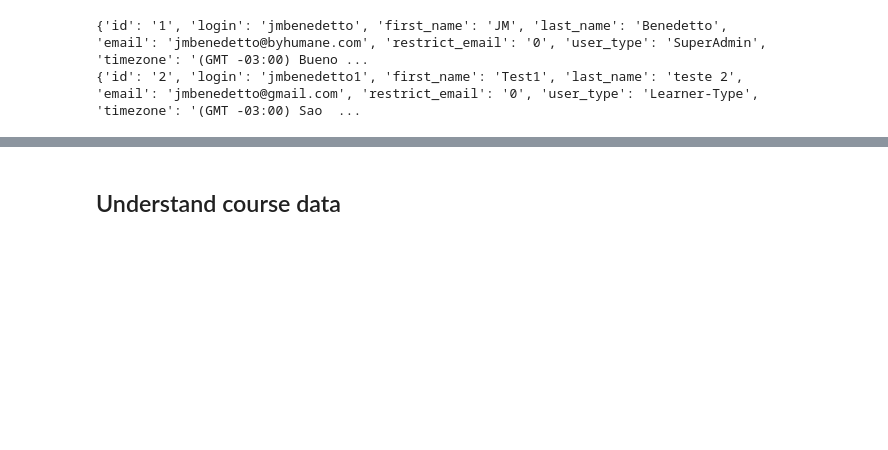
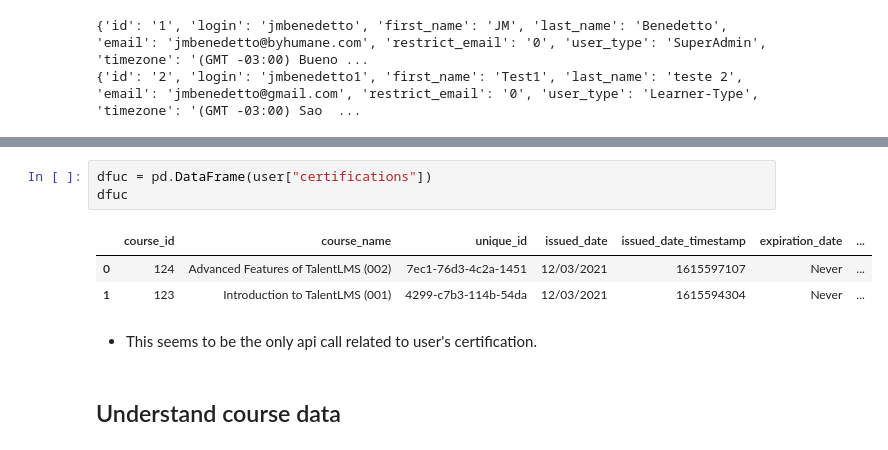
Before and after one commit to byhumane/talentlms_integration, a Jupyter notebook: eda/1.0_jmb_EDA on TalentLMS API using talentlms.py_20210313_v1.ipynb, the cells around one changed output, grey strips where cells are left out. Cells and saved outputs as stored; diff of their text form; blank space fills up the shorter version.

```diff
--- a/eda/1.0_jmb_EDA on TalentLMS API using talentlms.py_20210313_v1.ipynb
+++ b/eda/1.0_jmb_EDA on TalentLMS API using talentlms.py_20210313_v1.ipynb
@@ -166,3 +278,12 @@ The api call to users without user_id brings only user master data. To get cours
+# %%
+dfuc = pd.DataFrame(user["certifications"])
+dfuc
+# %% [output]
+|  | course_id | course_name | unique_id | issued_date | issued_date_timestamp | expiration_date | ... |
+| 0 | 124 | Advanced Features of TalentLMS (002) | 7ec1-76d3-4c2a-1451 | 12/03/2021 | 1615597107 | Never | ... |
+| 1 | 123 | Introduction to TalentLMS (001) | 4299-c7b3-114b-54da | 12/03/2021 | 1615594304 | Never | ... |
+# %% [markdown]
+- This seems to be the only api call related to user's certification.
 # %% [markdown]
 ## Understand course data
 # %%
```
Also changed, not shown: parts of 23 cells of this notebook, 1 other file.
